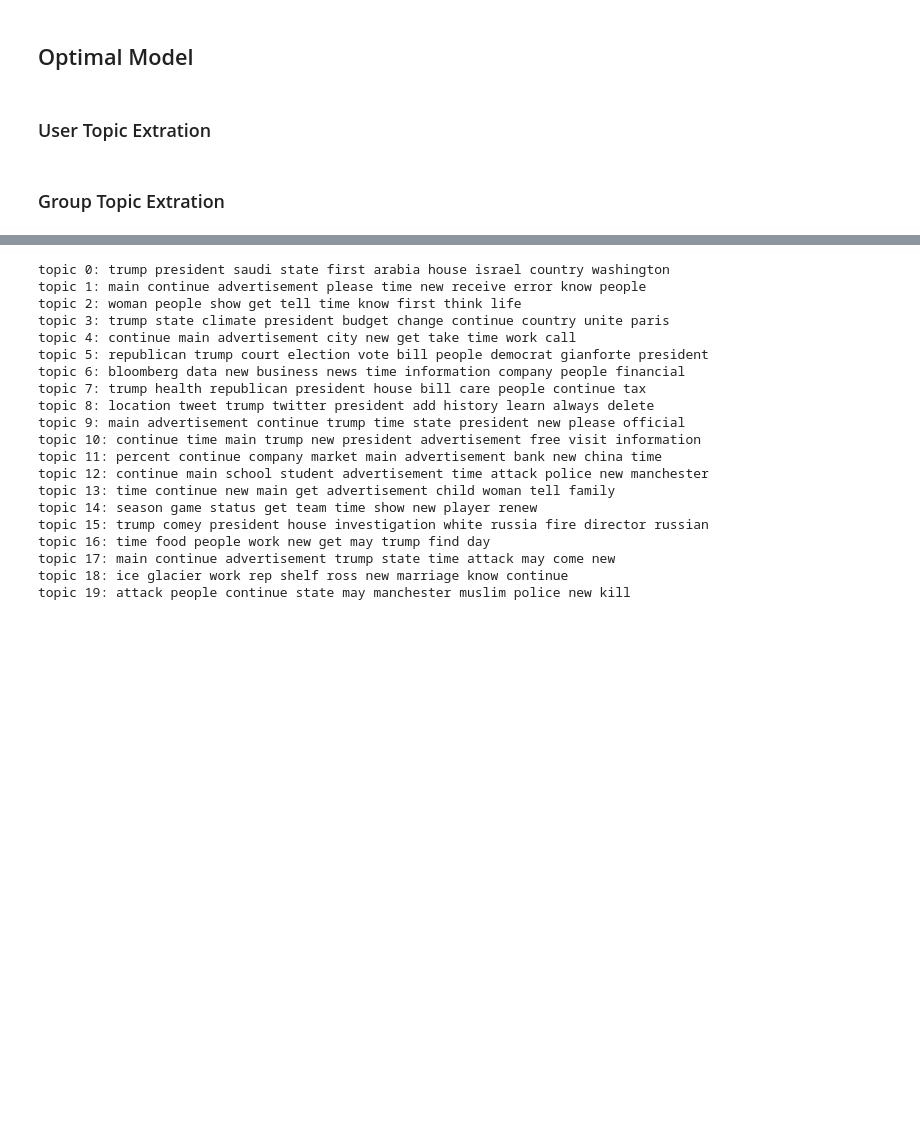
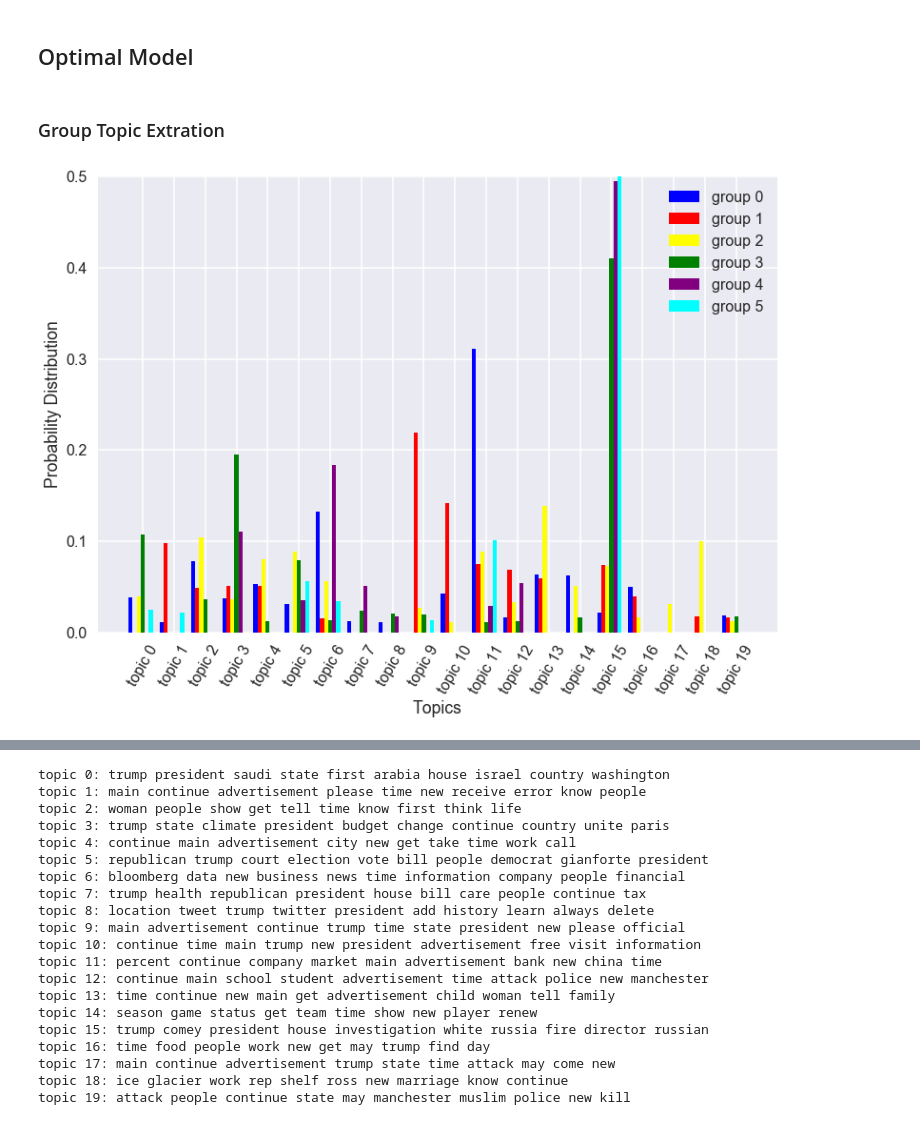
Before and after one commit to huangy22/NewsRecommender, a Jupyter notebook: 3_topics_extraction_with_lda.ipynb, the cells around one changed output, grey strips where cells are left out. Cells and saved outputs as stored; diff of their text form; code cells hidden in the pictures; blank space fills up the shorter version.

```diff
--- a/3_topics_extraction_with_lda.ipynb
+++ b/3_topics_extraction_with_lda.ipynb
@@ -332,8 +296,9 @@ for i in range(num_topics):
     db.articles.update_many({}, {"$unset": {"topic "+str(i): ""}}, upsert=True)
 for article in db.articles.find():
     doc = article["clean_text"]
-    doc_dict = gensim.corpora.Dictionary([doc])
+    #doc_dict = gensim.corpora.Dictionary([doc])
     doc_corp = doc_dict.doc2bow(doc)
+
     doc_prob = lda_model[doc_corp]
 
     topic_prob = [0 for i in range(num_topics)]
@@ -345,5 +310,3 @@ for article in db.articles.find():
 
     for probs in doc_prob:
         db.articles.update_one({"_id": article["_id"]}, {"$set": {"topic "+str(probs[0]): probs[1]}})
-# %% [markdown]
-### User Topic Extration
@@ -391,0 +315,18 @@ tot_topics /= np.sum(tot_topics)
+# %%
+dictionary = pickle.load(open('./data/pub_ldamodels_bow_dictionary.pkl','rb'))
+group_doc = {0:[], 1:[], 2:[], 3:[], 4:[], 5:[]}
+for article in db.articles.find():
+    if "label" in article:
+        group_doc[int(article["label"])] += article["clean_text"]
+
+group_topics = {}
+for i in group_doc.keys():
+    doc_corp = dictionary.doc2bow(group_doc[i])
+    doc_prob = lda_model[doc_corp]
+
+    topic_prob = [0 for j in range(num_topics)]
+    for prob in doc_prob:
+        topic_prob[prob[0]] = prob[1]
+    group_topics[i] = doc_prob
+
+pickle.dump(group_topics, open('./data/group_lda_bow_topics.pkl','wb'))
@@ -392,3 +339,23 @@ tot_topics /= np.sum(tot_topics)
+# %%
+group_topics = pickle.load(open('./data/group_lda_bow_topics.pkl', 'rb'))
+
+sns.set_context("poster")
+fig, ax = plt.subplots()
+width = 0.13
+colors = ['blue', 'red', 'yellow', 'green', 'purple', 'cyan']
+with sns.axes_style("darkgrid"):
+    for i in range(6):
+        position = [j+i*width for j in range(num_topics)]
+        ax.bar(position, to_full_vec(group_topics[i], num_topics), width, label="group "+str(i), color=colors[i])
+    plt.xlabel("Topics")
+    plt.ylabel("Probability Distribution")
+    position = [j+3*width for j in range(num_topics)]
+    plt.xticks(position, ["topic "+str(i) for i in range(num_topics)], rotation=60)
+    plt.ylim(0, 0.5)
+    plt.legend()
+    plt.show()
+# %% [output]
+[figure, added]
 # %%
 sns.set_context("poster")
 plt.figure()
```
Also changed, not shown: parts of 15 cells of this notebook, 33 other files.
